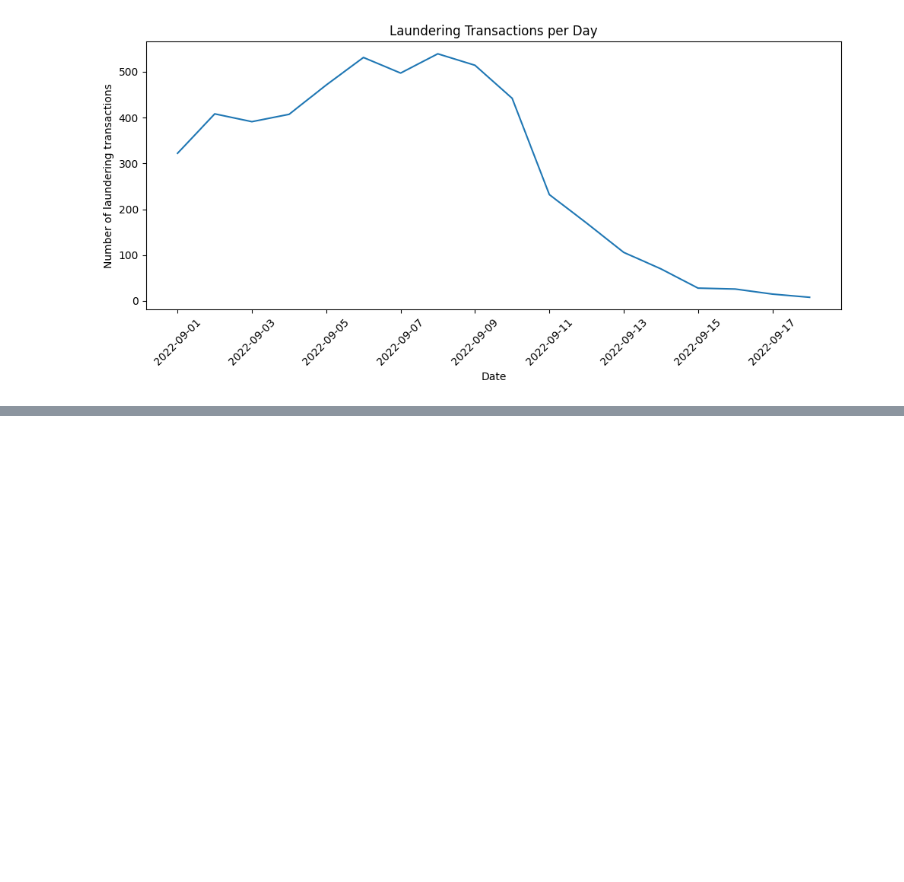
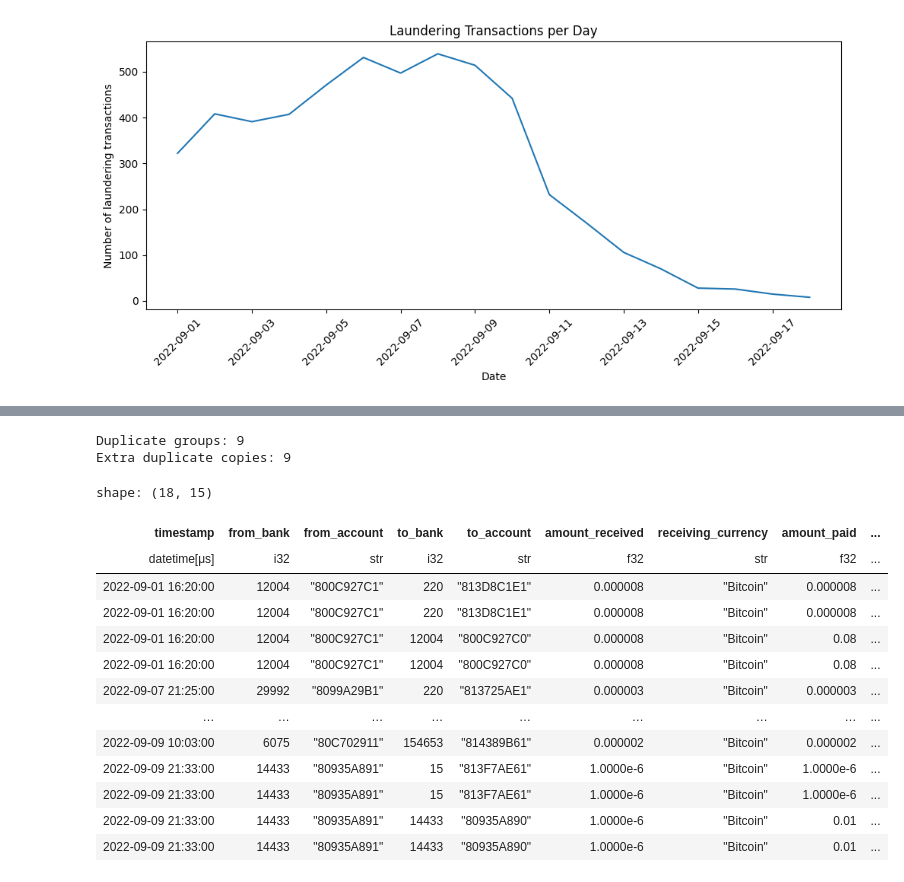
Before and after one commit to natsumeSama/temporal-graph-aml, a Jupyter notebook: notebooks/01_data_understanding.ipynb, the cells around one changed output, grey strips where cells are left out. Saved outputs shown, nothing was run; the diff lists cells and outputs as text; code cells hidden in the pictures; blank space fills up the shorter version.

```diff
--- a/notebooks/01_data_understanding.ipynb
+++ b/notebooks/01_data_understanding.ipynb
@@ -668,0 +707,42 @@ plt.show()
+# %%
+duplicate_rows = (
+    transactions_clean
+    .filter(transactions_clean.is_duplicated())
+    .sort(transaction_key)
+)
+
+duplicate_summary = (
+    duplicate_rows
+    .group_by(transactions_clean.columns)
+    .agg(pl.len().alias("n_copies"))
+    .sort("n_copies", descending=True)
+)
+
+print("Duplicate groups:", duplicate_summary.height)
+
+n_extra_rows = (
+    duplicate_summary
+    .select((pl.col("n_copies") - 1).sum())
+    .item()
+)
+
+print("Extra duplicate copies:", n_extra_rows)
+
+duplicate_rows
+# %% [output]
+Duplicate groups: 9
+Extra duplicate copies: 9
+shape: (18, 15)
+| timestamp | from_bank | from_account | to_bank | to_account | amount_received | receiving_currency | amount_paid | ... |
+| datetime[μs] | i32 | str | i32 | str | f32 | str | f32 | ... |
+| 2022-09-01 16:20:00 | 12004 | "800C927C1" | 220 | "813D8C1E1" | 0.000008 | "Bitcoin" | 0.000008 | ... |
+| 2022-09-01 16:20:00 | 12004 | "800C927C1" | 220 | "813D8C1E1" | 0.000008 | "Bitcoin" | 0.000008 | ... |
+| 2022-09-01 16:20:00 | 12004 | "800C927C1" | 12004 | "800C927C0" | 0.000008 | "Bitcoin" | 0.08 | ... |
+| 2022-09-01 16:20:00 | 12004 | "800C927C1" | 12004 | "800C927C0" | 0.000008 | "Bitcoin" | 0.08 | ... |
+| 2022-09-07 21:25:00 | 29992 | "8099A29B1" | 220 | "813725AE1" | 0.000003 | "Bitcoin" | 0.000003 | ... |
+| … | … | … | … | … | … | … | … | ... |
+| 2022-09-09 10:03:00 | 6075 | "80C702911" | 154653 | "814389B61" | 0.000002 | "Bitcoin" | 0.000002 | ... |
+| 2022-09-09 21:33:00 | 14433 | "80935A891" | 15 | "813F7AE61" | 1.0000e-6 | "Bitcoin" | 1.0000e-6 | ... |
+| 2022-09-09 21:33:00 | 14433 | "80935A891" | 15 | "813F7AE61" | 1.0000e-6 | "Bitcoin" | 1.0000e-6 | ... |
+| 2022-09-09 21:33:00 | 14433 | "80935A891" | 14433 | "80935A890" | 1.0000e-6 | "Bitcoin" | 0.01 | ... |
+| 2022-09-09 21:33:00 | 14433 | "80935A891" | 14433 | "80935A890" | 1.0000e-6 | "Bitcoin" | 0.01 | ... |
```
Also changed, not shown: parts of 6 cells of this notebook.
